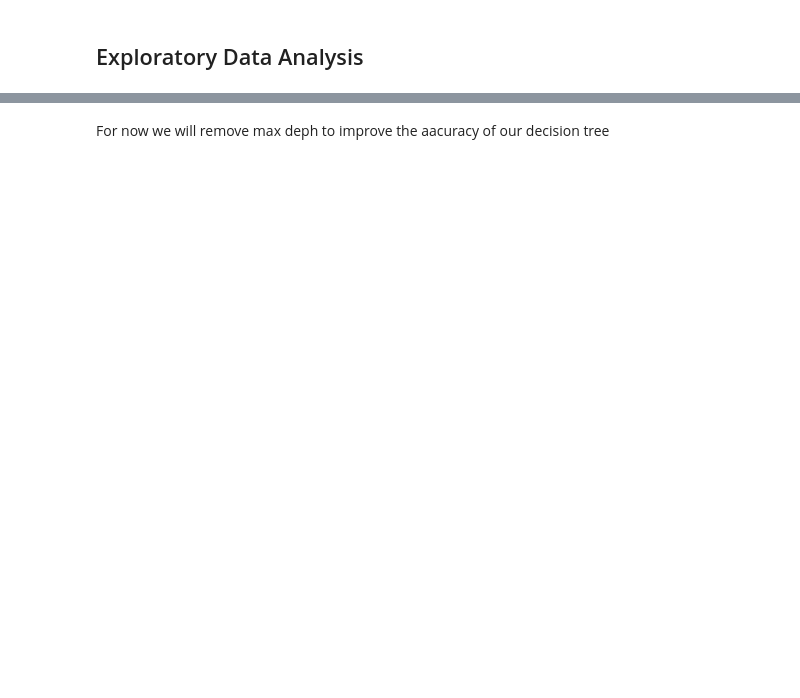
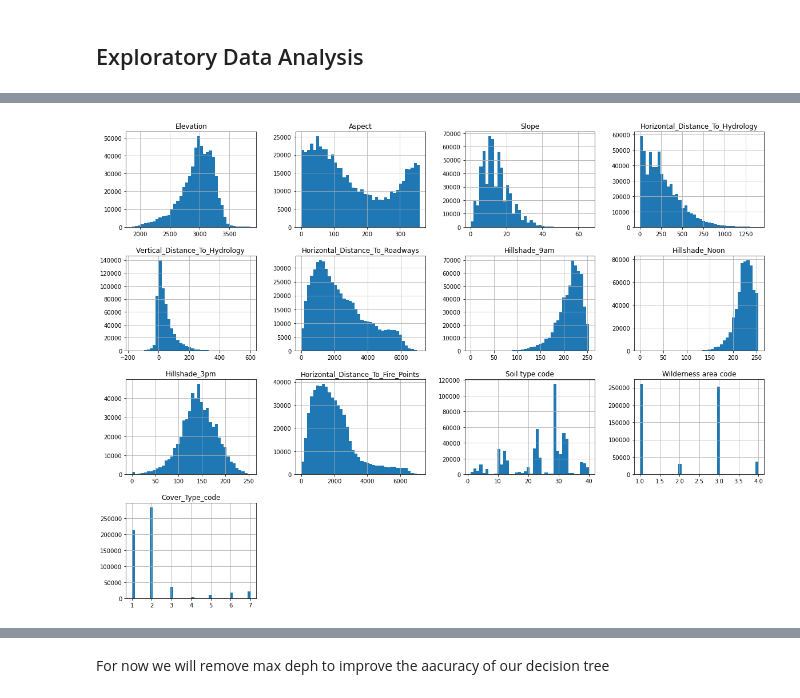
Before and after one commit to monica-navas-m/Machine-Learning, a Jupyter notebook: Notebook Python.ipynb, the cells around one changed output, grey strips where cells are left out. Cells and saved outputs as stored; diff of their text form; code cells hidden in the pictures; blank space fills up the shorter version.

```diff
--- a/Notebook Python.ipynb
+++ b/Notebook Python.ipynb
@@ -239,0 +233,5 @@ Name: Cover_Type_code, dtype: int64
+# %%
+df1.hist(bins=40, figsize=(20,15))
+plt.show()
+# %% [output]
+[figure, added]
```
Also changed, not shown: parts of 76 cells of this notebook.
